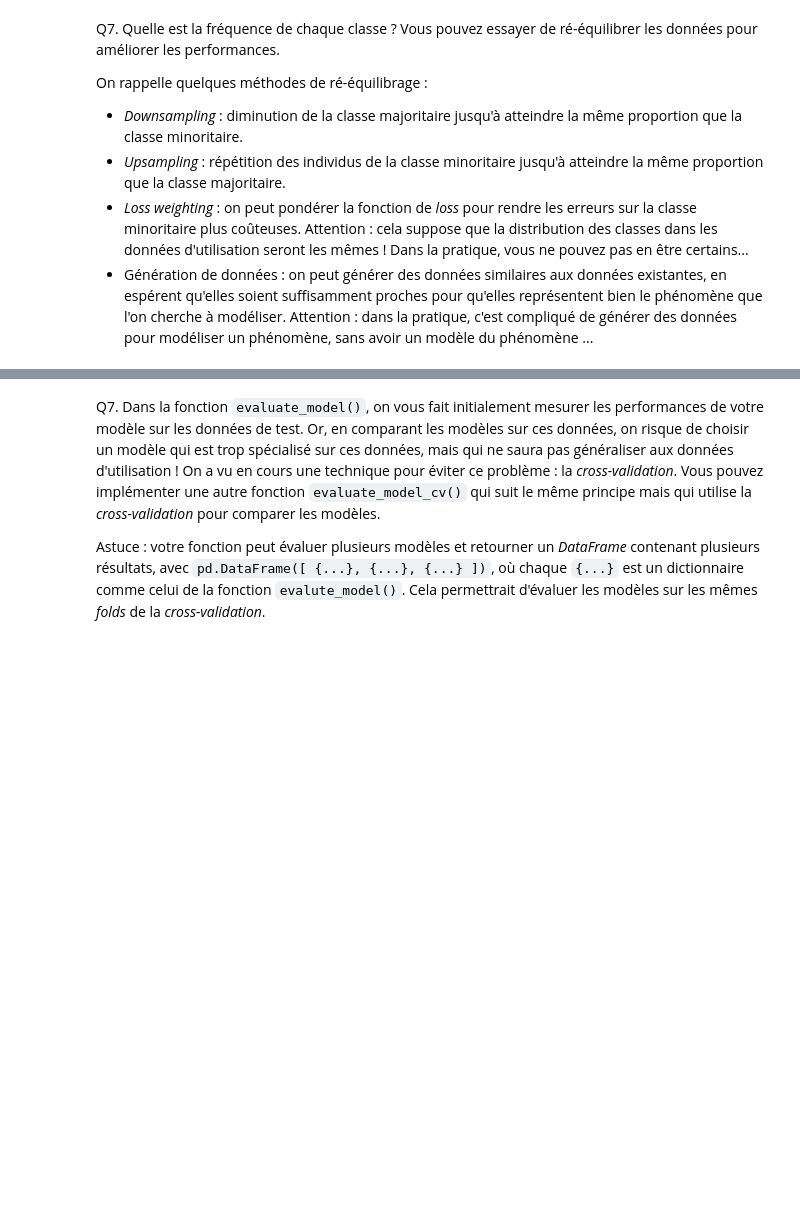
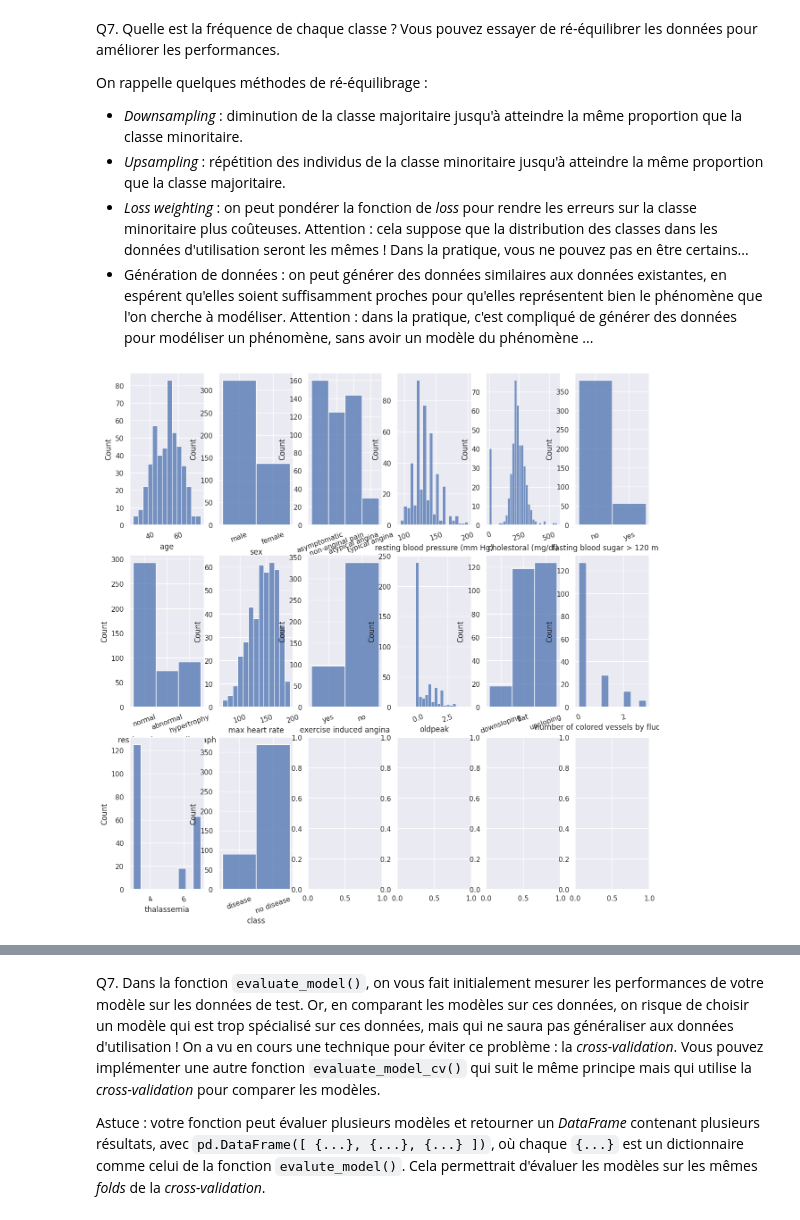
Before and after one commit to jo-pouradier/machine-learning-cpe, a Jupyter notebook: hospital-prediction.ipynb, the cells around one changed output, grey strips where cells are left out. Drawn from its saved outputs; the diff is of its cells as text; code cells hidden in the pictures; blank space fills up the shorter version.

Commit message:
calcul multiple models with multiple hyper params

```diff
--- a/hospital-prediction.ipynb
+++ b/hospital-prediction.ipynb
@@ -567,3 +781,12 @@ On rappelle quelques méthodes de ré-équilibrage :
 - *Upsampling* : répétition des individus de la classe minoritaire jusqu'à atteindre la même proportion que la classe majoritaire.
 - *Loss weighting* : on peut pondérer la fonction de *loss* pour rendre les erreurs sur la classe minoritaire plus coûteuses. Attention : cela suppose que la distribution des classes dans les données d'utilisation seront les mêmes ! Dans la pratique, vous ne pouvez pas en être certains...
 - Génération de données : on peut générer des données similaires aux données existantes, en espérent qu'elles soient suffisamment proches pour qu'elles représentent bien le phénomène que l'on cherche à modéliser. Attention : dans la pratique, c'est compliqué de générer des données pour modéliser un phénomène, sans avoir un modèle du phénomène ...
+# %%
+# calcul des fréquences des features
+# plot
+fig, axs = plt.subplots(3, 6, figsize=(15, 15))
+for i, col in enumerate(df.columns):
+    sns.histplot(df[col], ax=axs[i//6, i%6])
+    axs[i//6, i%6].xaxis.set_tick_params(rotation=20)
+# %% [output]
+[figure, added]
```
Also changed, not shown: parts of 24 cells of this notebook, 1 other file.
